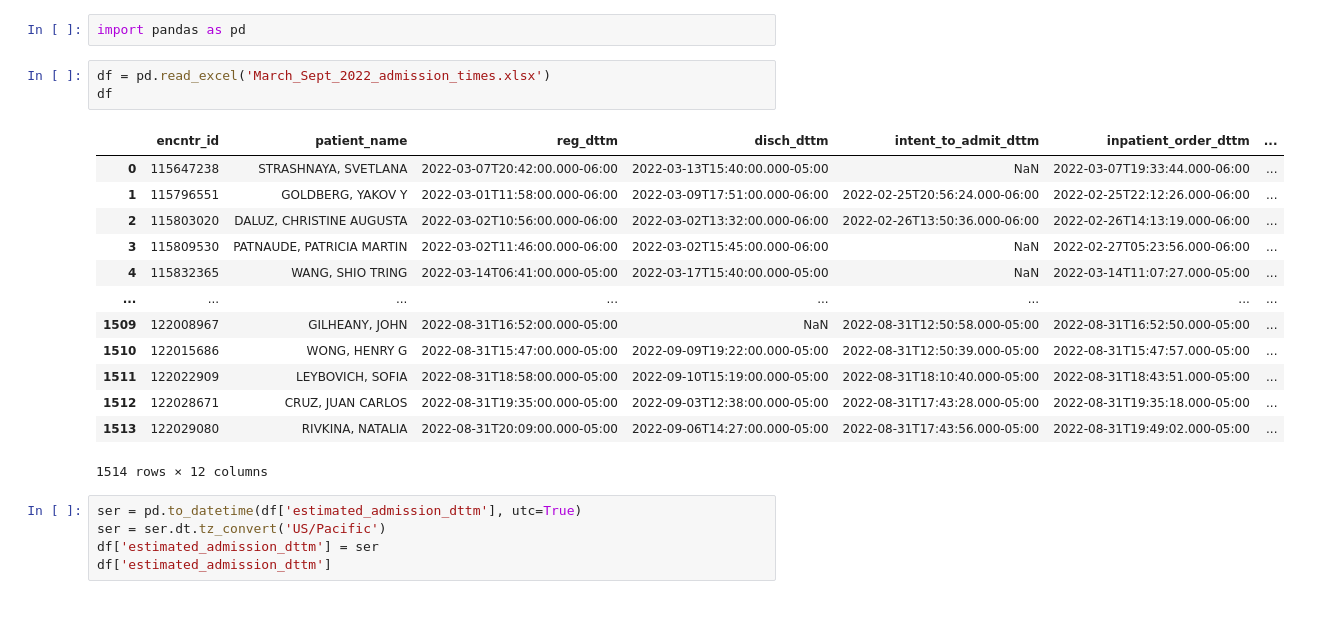
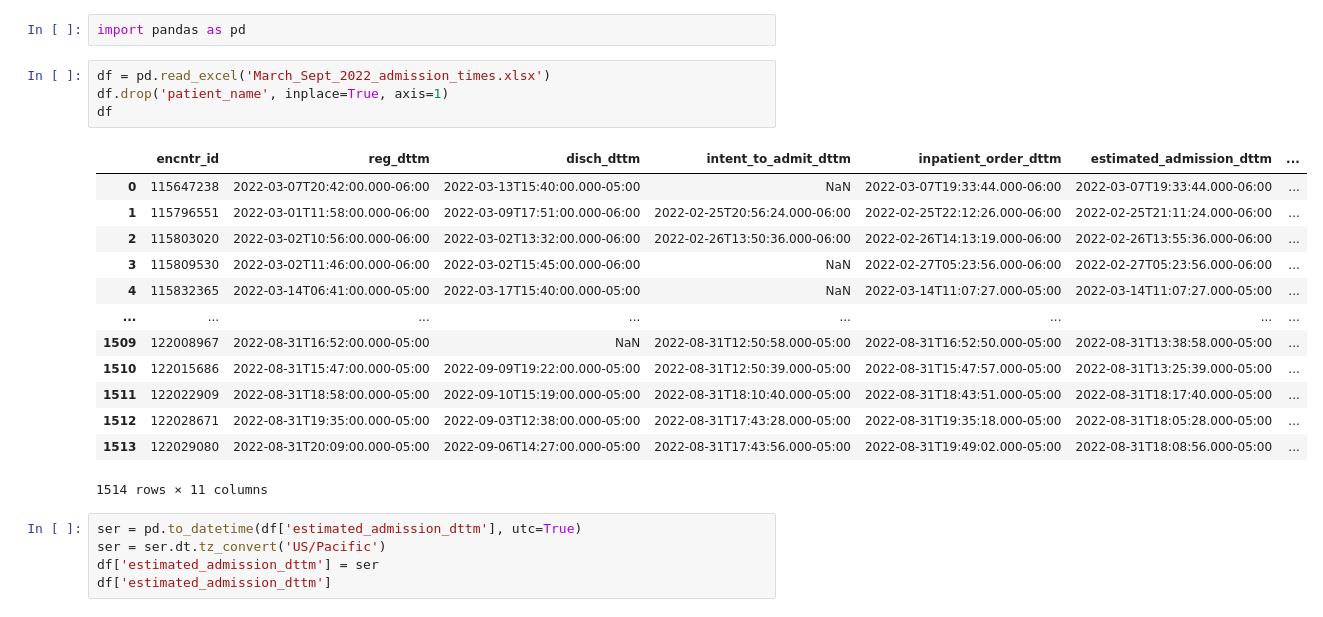
Before and after one commit to kswanjitsu/SMMC_admission, a Jupyter notebook: exploratory_analysis.ipynb, the cells around one changed output. Cells and saved outputs as stored; diff of their text form.

```diff
--- a/exploratory_analysis.ipynb
+++ b/exploratory_analysis.ipynb
@@ -2,21 +2,22 @@
 import pandas as pd
 # %%
 df = pd.read_excel('March_Sept_2022_admission_times.xlsx')
+df.drop('patient_name', inplace=True, axis=1)
 df
 # %% [output]
-|  | encntr_id | patient_name | reg_dttm | disch_dttm | intent_to_admit_dttm | inpatient_order_dttm | ... |
-| 0 | 115647238 | STRASHNAYA, SVETLANA | 2022-03-07T20:42:00.000-06:00 | 2022-03-13T15:40:00.000-05:00 | NaN | 2022-03-07T19:33:44.000-06:00 | ... |
-| 1 | 115796551 | GOLDBERG, YAKOV Y | 2022-03-01T11:58:00.000-06:00 | 2022-03-09T17:51:00.000-06:00 | 2022-02-25T20:56:24.000-06:00 | 2022-02-25T22:12:26.000-06:00 | ... |
-| 2 | 115803020 | DALUZ, CHRISTINE AUGUSTA | 2022-03-02T10:56:00.000-06:00 | 2022-03-02T13:32:00.000-06:00 | 2022-02-26T13:50:36.000-06:00 | 2022-02-26T14:13:19.000-06:00 | ... |
-| 3 | 115809530 | PATNAUDE, PATRICIA MARTIN | 2022-03-02T11:46:00.000-06:00 | 2022-03-02T15:45:00.000-06:00 | NaN | 2022-02-27T05:23:56.000-06:00 | ... |
-| 4 | 115832365 | WANG, SHIO TRING | 2022-03-14T06:41:00.000-05:00 | 2022-03-17T15:40:00.000-05:00 | NaN | 2022-03-14T11:07:27.000-05:00 | ... |
+|  | encntr_id | reg_dttm | disch_dttm | intent_to_admit_dttm | inpatient_order_dttm | estimated_admission_dttm | ... |
+| 0 | 115647238 | 2022-03-07T20:42:00.000-06:00 | 2022-03-13T15:40:00.000-05:00 | NaN | 2022-03-07T19:33:44.000-06:00 | 2022-03-07T19:33:44.000-06:00 | ... |
+| 1 | 115796551 | 2022-03-01T11:58:00.000-06:00 | 2022-03-09T17:51:00.000-06:00 | 2022-02-25T20:56:24.000-06:00 | 2022-02-25T22:12:26.000-06:00 | 2022-02-25T21:11:24.000-06:00 | ... |
+| 2 | 115803020 | 2022-03-02T10:56:00.000-06:00 | 2022-03-02T13:32:00.000-06:00 | 2022-02-26T13:50:36.000-06:00 | 2022-02-26T14:13:19.000-06:00 | 2022-02-26T13:55:36.000-06:00 | ... |
+| 3 | 115809530 | 2022-03-02T11:46:00.000-06:00 | 2022-03-02T15:45:00.000-06:00 | NaN | 2022-02-27T05:23:56.000-06:00 | 2022-02-27T05:23:56.000-06:00 | ... |
+| 4 | 115832365 | 2022-03-14T06:41:00.000-05:00 | 2022-03-17T15:40:00.000-05:00 | NaN | 2022-03-14T11:07:27.000-05:00 | 2022-03-14T11:07:27.000-05:00 | ... |
 | ... | ... | ... | ... | ... | ... | ... | ... |
-| 1509 | 122008967 | GILHEANY, JOHN | 2022-08-31T16:52:00.000-05:00 | NaN | 2022-08-31T12:50:58.000-05:00 | 2022-08-31T16:52:50.000-05:00 | ... |
-| 1510 | 122015686 | WONG, HENRY G | 2022-08-31T15:47:00.000-05:00 | 2022-09-09T19:22:00.000-05:00 | 2022-08-31T12:50:39.000-05:00 | 2022-08-31T15:47:57.000-05:00 | ... |
-| 1511 | 122022909 | LEYBOVICH, SOFIA | 2022-08-31T18:58:00.000-05:00 | 2022-09-10T15:19:00.000-05:00 | 2022-08-31T18:10:40.000-05:00 | 2022-08-31T18:43:51.000-05:00 | ... |
-| 1512 | 122028671 | CRUZ, JUAN CARLOS | 2022-08-31T19:35:00.000-05:00 | 2022-09-03T12:38:00.000-05:00 | 2022-08-31T17:43:28.000-05:00 | 2022-08-31T19:35:18.000-05:00 | ... |
-| 1513 | 122029080 | RIVKINA, NATALIA | 2022-08-31T20:09:00.000-05:00 | 2022-09-06T14:27:00.000-05:00 | 2022-08-31T17:43:56.000-05:00 | 2022-08-31T19:49:02.000-05:00 | ... |
+| 1509 | 122008967 | 2022-08-31T16:52:00.000-05:00 | NaN | 2022-08-31T12:50:58.000-05:00 | 2022-08-31T16:52:50.000-05:00 | 2022-08-31T13:38:58.000-05:00 | ... |
+| 1510 | 122015686 | 2022-08-31T15:47:00.000-05:00 | 2022-09-09T19:22:00.000-05:00 | 2022-08-31T12:50:39.000-05:00 | 2022-08-31T15:47:57.000-05:00 | 2022-08-31T13:25:39.000-05:00 | ... |
+| 1511 | 122022909 | 2022-08-31T18:58:00.000-05:00 | 2022-09-10T15:19:00.000-05:00 | 2022-08-31T18:10:40.000-05:00 | 2022-08-31T18:43:51.000-05:00 | 2022-08-31T18:17:40.000-05:00 | ... |
+| 1512 | 122028671 | 2022-08-31T19:35:00.000-05:00 | 2022-09-03T12:38:00.000-05:00 | 2022-08-31T17:43:28.000-05:00 | 2022-08-31T19:35:18.000-05:00 | 2022-08-31T18:05:28.000-05:00 | ... |
+| 1513 | 122029080 | 2022-08-31T20:09:00.000-05:00 | 2022-09-06T14:27:00.000-05:00 | 2022-08-31T17:43:56.000-05:00 | 2022-08-31T19:49:02.000-05:00 | 2022-08-31T18:08:56.000-05:00 | ... |
-1514 rows × 12 columns
+1514 rows × 11 columns
 # %%
 ser = pd.to_datetime(df['estimated_admission_dttm'], utc=True)
 ser = ser.dt.tz_convert('US/Pacific')
```
Also changed, not shown: parts of 1 cell of this notebook.
